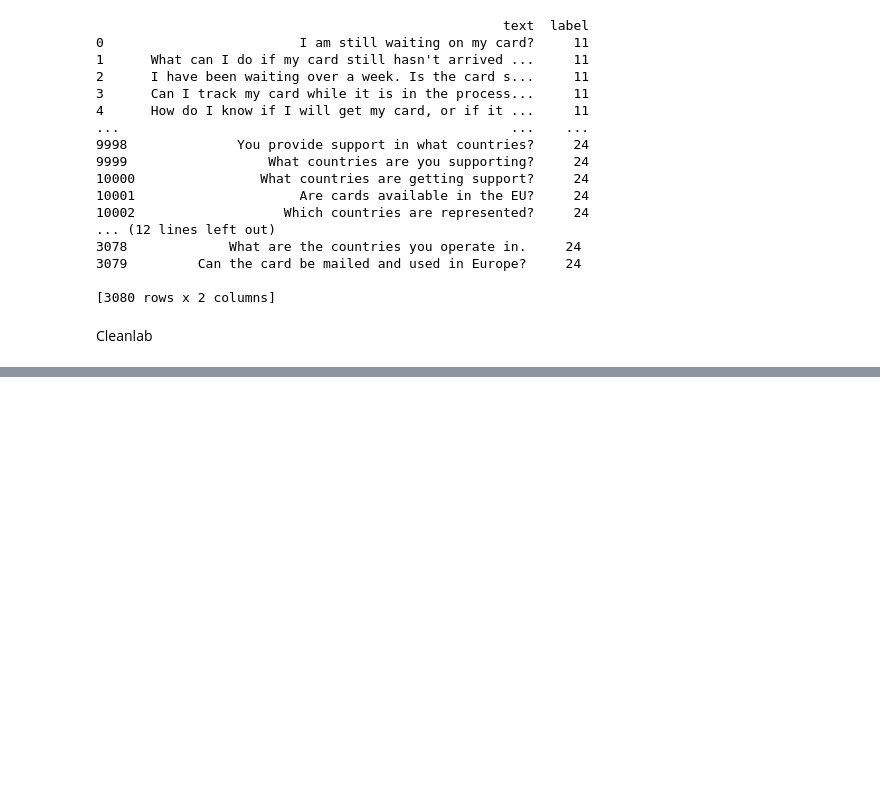
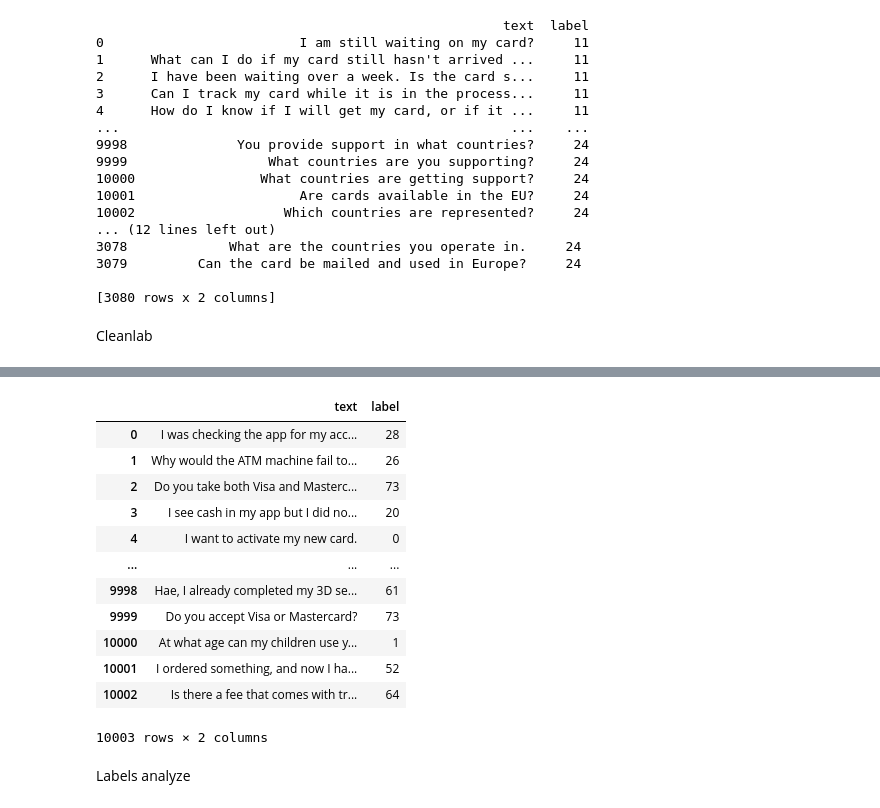
Before and after one commit to Po33ski/Banking_Data_Classifier, a Jupyter notebook: instruction.ipynb, the cells around one changed output, grey strips where cells are left out. Saved outputs shown, nothing was run; the diff lists cells and outputs as text; code cells hidden in the pictures; blank space fills up the shorter version.

```diff
--- a/instruction.ipynb
+++ b/instruction.ipynb
@@ -112,0 +229,22 @@ print(f"✅ Verification passed!")
+# %%
+df["text_lower"] = df["text"].str.lower()
+df_deduplicated = df.drop_duplicates(subset="text_lower")
+df_deduplicated = df_deduplicated.drop(columns="text_lower")
+df_deduplicated = df_deduplicated.reset_index(drop=True)
+df_deduplicated
+# %% [output]
+|  | text | label |
+| 0 | I was checking the app for my acc... | 28 |
+| 1 | Why would the ATM machine fail to... | 26 |
+| 2 | Do you take both Visa and Masterc... | 73 |
+| 3 | I see cash in my app but I did no... | 20 |
+| 4 | I want to activate my new card. | 0 |
+| ... | ... | ... |
+| 9998 | Hae, I already completed my 3D se... | 61 |
+| 9999 | Do you accept Visa or Mastercard? | 73 |
+| 10000 | At what age can my children use y... | 1 |
+| 10001 | I ordered something, and now I ha... | 52 |
+| 10002 | Is there a fee that comes with tr... | 64 |
+10003 rows × 2 columns
+# %% [markdown]
+Labels analyze
```
Also changed, not shown: parts of 11 cells of this notebook.
